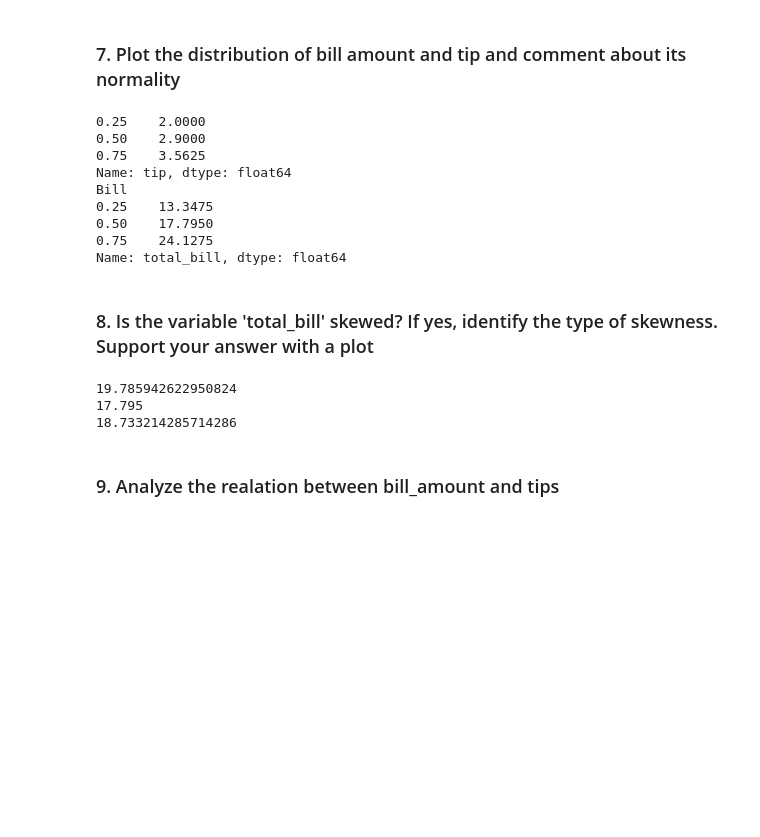
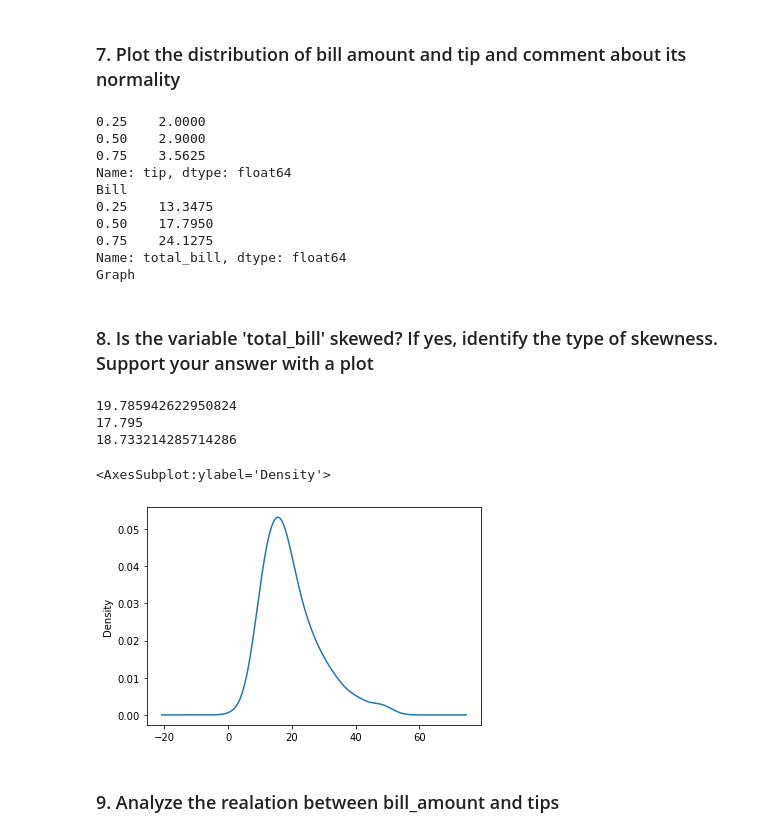
Before and after one commit to Aakashsuresh97/Python-Samples, a Jupyter notebook: Aakash_Assignment_4.ipynb, the cells around one changed output. Cells and saved outputs as stored; diff of their text form; code cells hidden in the pictures; blank space fills up the shorter version.

```diff
--- a/Aakash_Assignment_4.ipynb
+++ b/Aakash_Assignment_4.ipynb
@@ -131,6 +137,8 @@ from scipy import stats
 print(data_set['tip'].quantile([0.25,0.5,0.75]))
 print("Bill")
 print(data_set['total_bill'].quantile([0.25,0.5,0.75]))
+
+print("Graph")
 # %% [output]
 0.25    2.0000
 0.50    2.9000
@@ -141,6 +149,7 @@ Bill
 0.50    17.7950
 0.75    24.1275
 Name: total_bill, dtype: float64
+Graph
 # %%
 #there is steady increase in the value of tip and bill amount and there is not outlier effect found
 # %% [markdown]
@@ -148,10 +157,13 @@ Name: total_bill, dtype: float64
 # %%
 # type your code here
 print(data_set['total_bill'].mean())
 print(data_set['total_bill'].median())
 print(stats.trim_mean(data_set['total_bill'],proportiontocut=0.1))
+data_set['total_bill'].plot(kind='kde')
 # %% [output]
 19.785942622950824
 17.795
 18.733214285714286
+<AxesSubplot:ylabel='Density'>
+[figure, added]
 # %%
```
Also changed, not shown: parts of 3 cells of this notebook.
